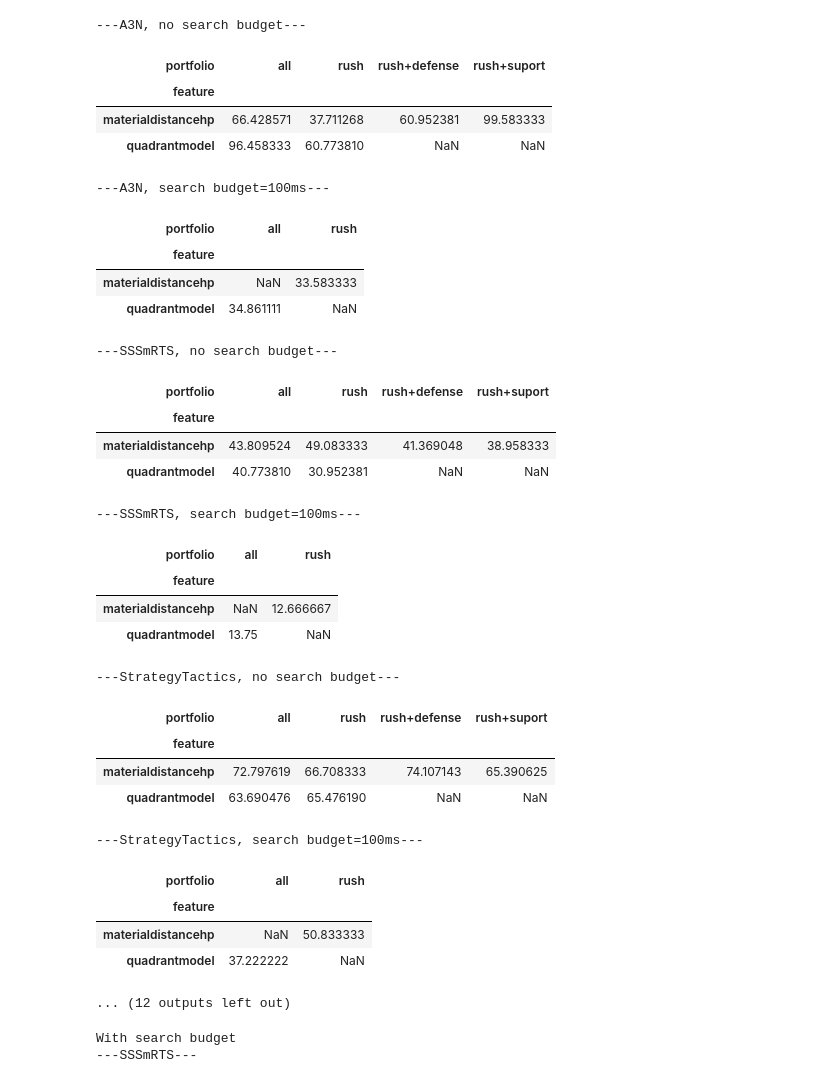
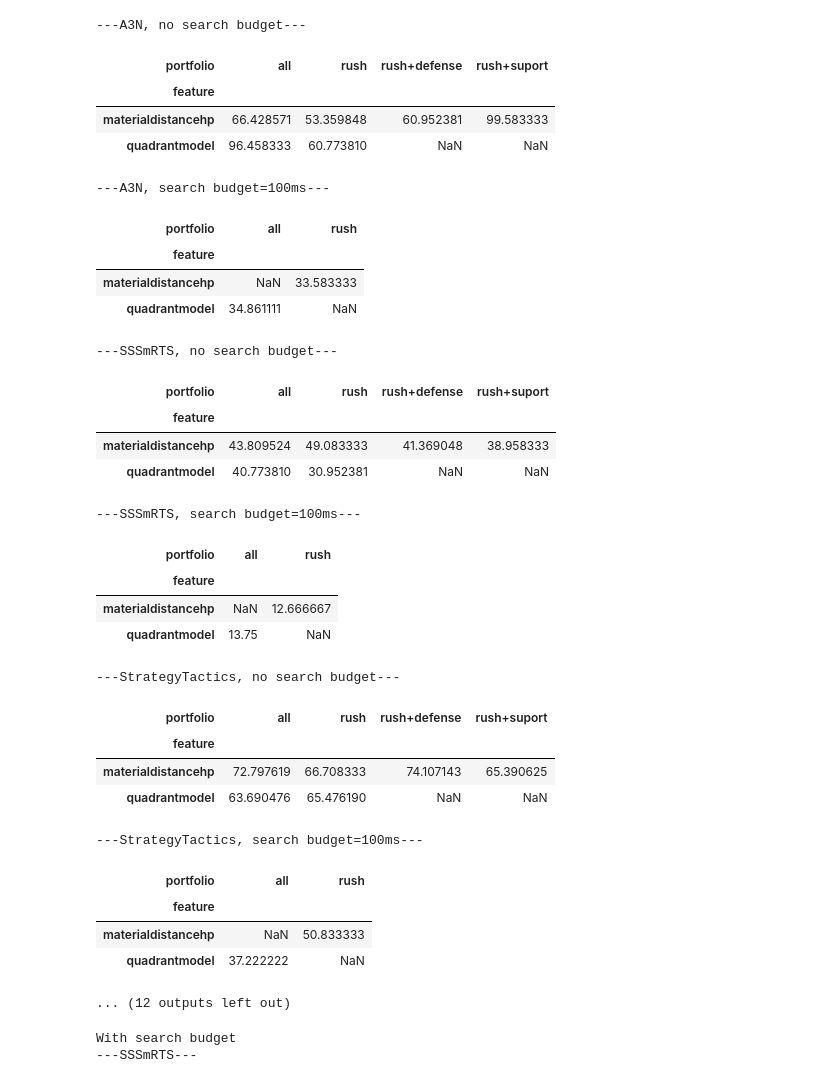
Before and after one commit to andertavares/tdsearchRTS, a Jupyter notebook: analysis/TablesFigures.ipynb, the cells around one changed output. Cells and saved outputs as stored; diff of their text form; code cells hidden in the pictures.

Commit message:
applying various filters to analyse data

```diff
--- a/analysis/TablesFigures.ipynb
+++ b/analysis/TablesFigures.ipynb
@@ -1,41 +1,55 @@
 # %%
 import pandas as pd
 import numpy as np
 
-def map_feature_portfolio(infile, metric='%score', mean_across_maps=False):
+def map_feature_portfolio(infile, metric='%score', mean_across_maps=False, filters={'test_pos': 2}):
     df = pd.read_csv(infile)
     df = df.rename(columns = {'strat':'portfolio'}) # renames the portfolio column
-    df = df[df.test_pos == 2] #filters to get the data for the average on both positions
+
+    # display(df.describe())
+
+    #filters according to user criteria
+    for fname,fvalue in filters.items():
+        if isinstance(fvalue, float):
+            df = df[np.isclose(df[fname],fvalue)]
+        else:
+            df = df[df[fname] == fvalue]
+
+    # display(df.describe())
+
     # human-friendly portfolio names
     df.replace({'WR_LR_RR_HR': 'rush', 'WR_LR_RR_HR_BB_BK': 'rush+suport', 'WR_LR_RR_HR_WD_LD_RD_HD': 'rush+defense',  'WR_LR_RR_HR_WD_LD_RD_HD_BB_BK': 'all'}, inplace=True)
-    #df = df.portfolio.map( {'WR_LR_RR_HR': 'rush'})
 
     # builds a hierarchical (multiindex) data frame (kinda groups by map, strategy & units)
-    hier = df.set_index(['feature', 'mapname', 'portfolio', 'alpha', '_lambda', 'train_matches', 'dec_int'])
+    hier = df.set_index(['feature', 'mapname', 'portfolio', 'alpha', '_lambda', 'train_matches', 'dec_int', 'test_pos'])
     #print(np.where(hier.index.duplicated()))  # finds entries with duplicate indexes, thx: https://stackoverflow.com/a/28652153/1251716
 
     # unstack the hierarchical dataframe up to the portfolio (all other parameters are grouped?)
     unstacked = hier.unstack(2)[metric]
 
     if mean_across_maps:
         # if i group by the 'feature' level, i can get the mean on all maps played using that feature extractor
         return unstacked.groupby(level=['feature']).mean()
     else:
         return unstacked
 
-# displays the results for all adversaries, no search budget employed
+# displays the results for all adversaries
 opponents = ['A3N', 'SSSmRTS','StrategyTactics','PuppetSearchMCTS','WorkerRush','LightRush'] #A3N gives errors w/o budget =/
+
+# filters by a specific set of parameters
+filters = {'test_pos': 2, 'dec_int': 100, 'train_matches': 100000, '_lambda': 0.5, 'alpha': 0.01,}
+
 for o in opponents:
     print("---{}, no search budget---".format(o))
-    display(map_feature_portfolio('../results/parameters/{}_avg.csv'.format(o), '%score', True))
+    display(map_feature_portfolio('../results/parameters/{}_avg.csv'.format(o), '%score', True, filters))
 
     print("---{}, search budget=100ms---".format(o))
-    display(map_feature_portfolio('../results/parameters/{}_b100_avg.csv'.format(o), '%score', True))
+    display(map_feature_portfolio('../results/parameters/{}_b100_avg.csv'.format(o), '%score', True, filters))
 # %% [output]
 ---A3N, no search budget---
 | portfolio | all | rush | rush+defense | rush+suport |
 | feature |  |  |  |  |
-| materialdistancehp | 66.428571 | 37.711268 | 60.952381 | 99.583333 |
+| materialdistancehp | 66.428571 | 53.359848 | 60.952381 | 99.583333 |
 | quadrantmodel | 96.458333 | 60.773810 | NaN | NaN |
 ---A3N, search budget=100ms---
 | portfolio | all | rush |
```
Also changed, not shown: parts of 1 cell of this notebook.
